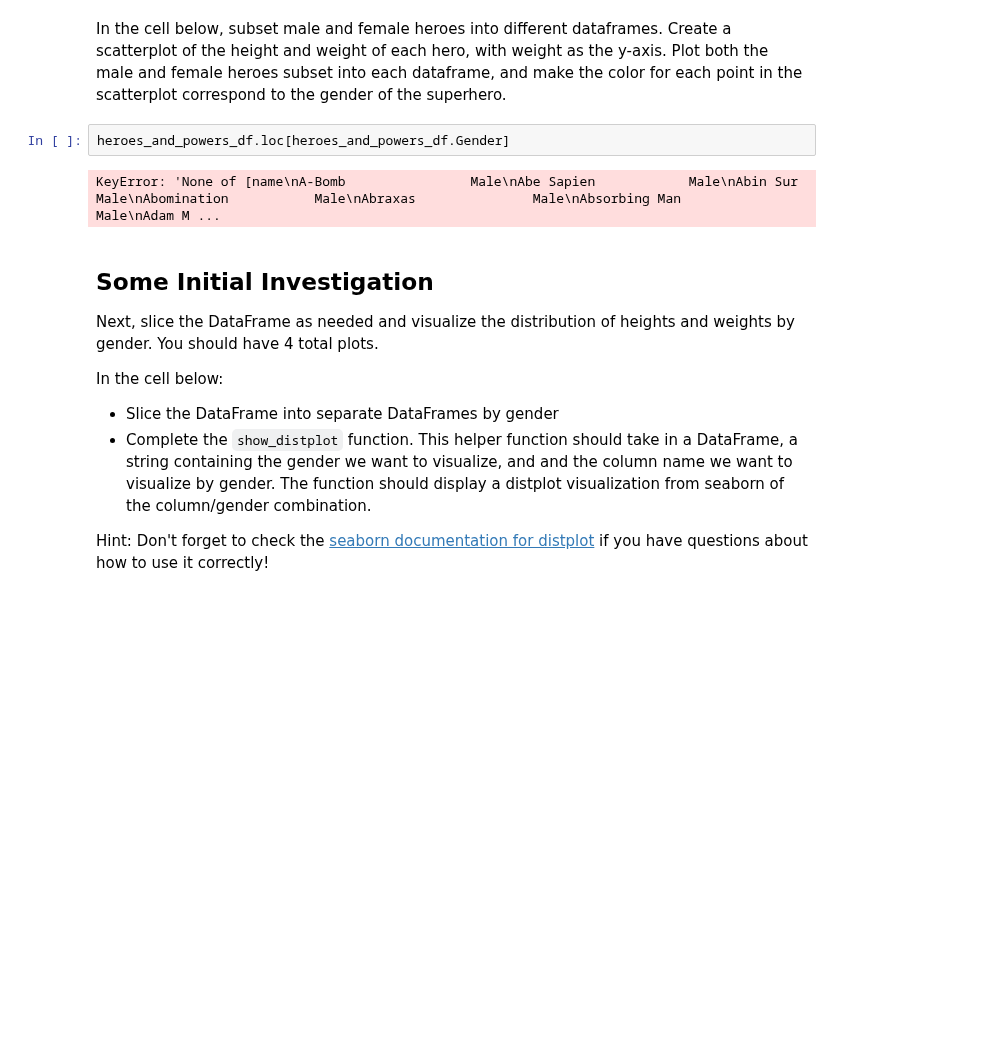
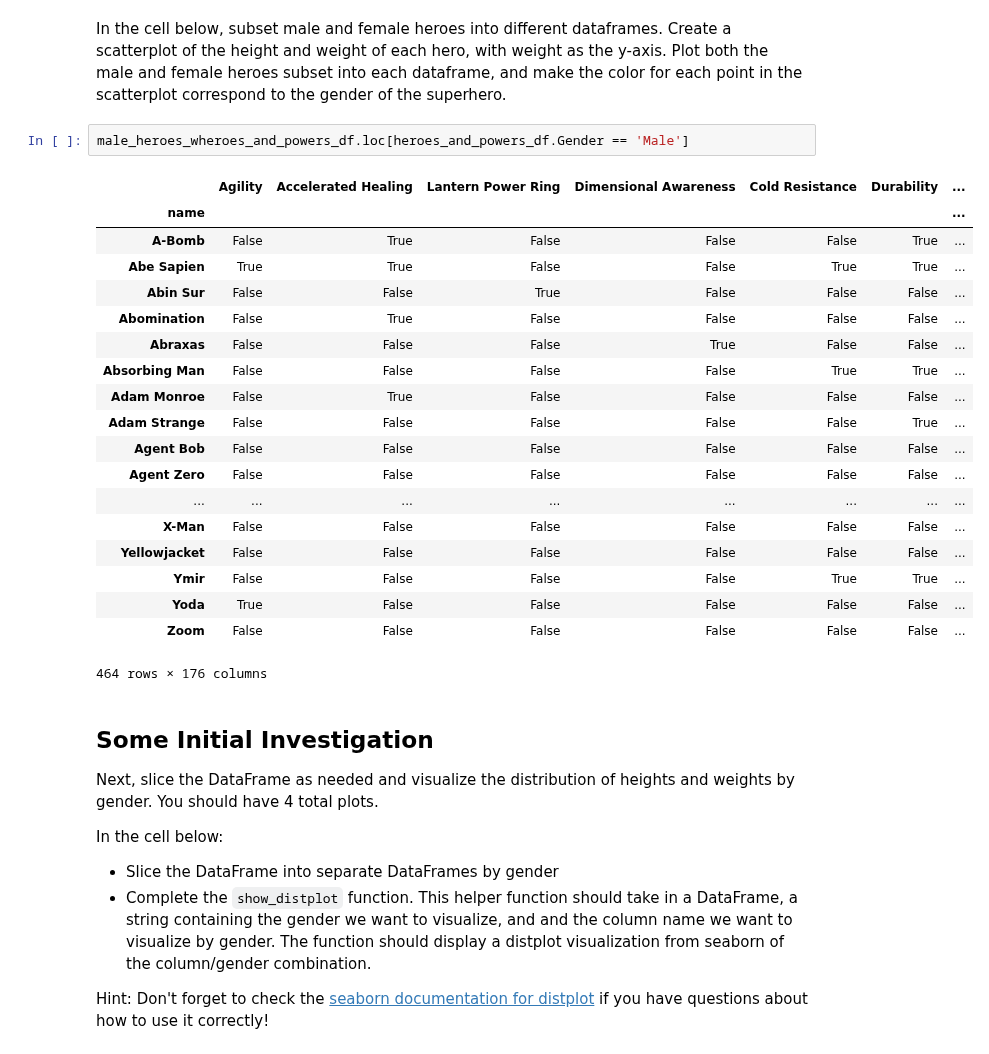
Before and after one commit to AlludedCrabb/dsc-1-04-13-project-data-cleaning-seattle-ds-career-040119, a Jupyter notebook: index.ipynb, the cells around one changed output. Cells and saved outputs as stored; diff of their text form; blank space fills up the shorter version.

```diff
--- a/index.ipynb
+++ b/index.ipynb
@@ -189,9 +189,27 @@ Series([], Name: Weight, dtype: float64)
 # %% [markdown]
 In the cell below, subset male and female heroes into different dataframes.  Create a scatterplot of the height and weight of each hero, with weight as the y-axis.  Plot both the male and female heroes subset into each dataframe, and make the color for each point in the scatterplot correspond to the gender of the superhero.
 # %%
-heroes_and_powers_df.loc[heroes_and_powers_df.Gender]
+male_heroes_wheroes_and_powers_df.loc[heroes_and_powers_df.Gender == 'Male']
 # %% [output]
+|  | Agility | Accelerated Healing | Lantern Power Ring | Dimensional Awareness | Cold Resistance | Durability | ... |
+| name |  |  |  |  |  |  | ... |
+| A-Bomb | False | True | False | False | False | True | ... |
+| Abe Sapien | True | True | False | False | True | True | ... |
+| Abin Sur | False | False | True | False | False | False | ... |
+| Abomination | False | True | False | False | False | False | ... |
+| Abraxas | False | False | False | True | False | False | ... |
+| Absorbing Man | False | False | False | False | True | True | ... |
+| Adam Monroe | False | True | False | False | False | False | ... |
+| Adam Strange | False | False | False | False | False | True | ... |
+| Agent Bob | False | False | False | False | False | False | ... |
+| Agent Zero | False | False | False | False | False | False | ... |
+| ... | ... | ... | ... | ... | ... | ... | ... |
+| X-Man | False | False | False | False | False | False | ... |
+| Yellowjacket | False | False | False | False | False | False | ... |
+| Ymir | False | False | False | False | True | True | ... |
+| Yoda | True | False | False | False | False | False | ... |
+| Zoom | False | False | False | False | False | False | ... |
-KeyError: 'None of [name\nA-Bomb                Male\nAbe Sapien            Male\nAbin Sur              Male\nAbomination           Male\nAbraxas               Male\nAbsorbing Man         Male\nAdam M ...
+464 rows × 176 columns
 # %% [markdown]
 ## Some Initial Investigation
 
```
